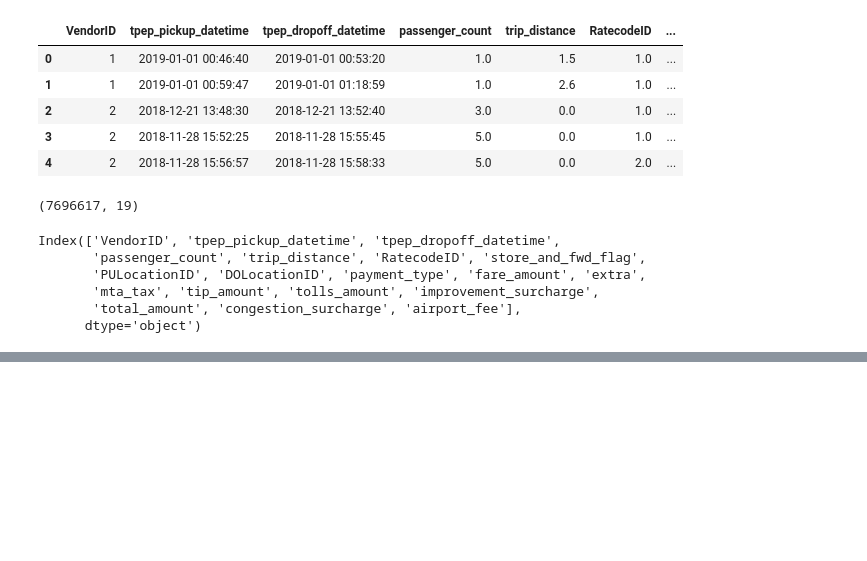
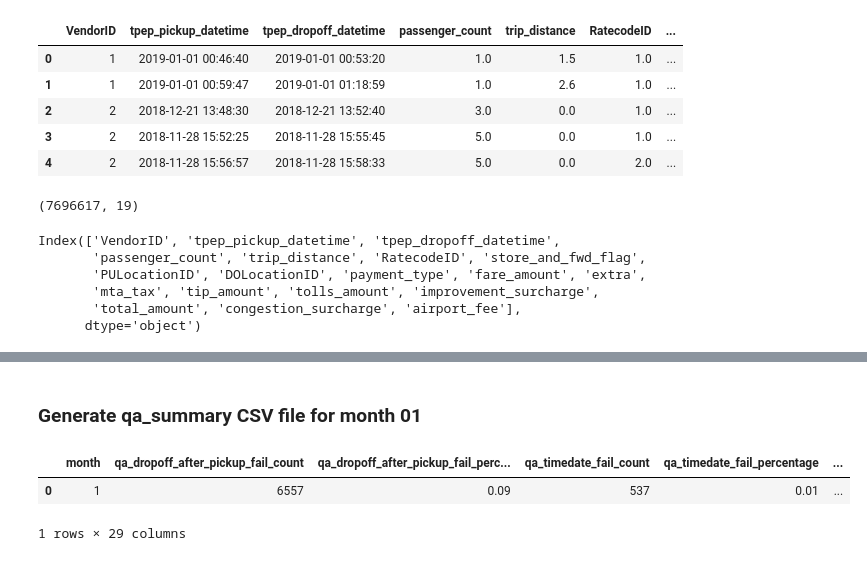
Before and after one commit to 24022356-max/2526-LTXLDL-finalsProject-AIT2006-4-1.1, a Jupyter notebook: src/yellow_2019-01.ipynb, the cells around one changed output, grey strips where cells are left out. Cells and saved outputs as stored; diff of their text form; code cells hidden in the pictures; blank space fills up the shorter version.

Commit message:
Change clean code to set flag

```diff
--- a/src/yellow_2019-01.ipynb
+++ b/src/yellow_2019-01.ipynb
@@ -13,6 +8,6 @@ Data overview (yellow_tripdata_2019-01.csv)
 # %%
-df_csv = pd.read_csv(r'../raw/yellow_tripdata_2019-01.csv')
-df_csv.head()
+df = pd.read_parquet(r'../raw/yellow_tripdata_2019-01.parquet', engine='pyarrow')
+df.head()
 # %% [output]
 |  | VendorID | tpep_pickup_datetime | tpep_dropoff_datetime | passenger_count | trip_distance | RatecodeID | ... |
 | 0 | 1 | 2019-01-01 00:46:40 | 2019-01-01 00:53:20 | 1.0 | 1.5 | 1.0 | ... |
@@ -78,13 +79,14 @@ airport_fee              7696617
 dtype: int64
 # %%
-df_csv.fillna({
-    'passenger_count': 0,
-    'RatecodeID': 99,
-    'store_and_fwd_flag': 'N',
+df.fillna({
+    'passenger_count': 1, # Assume 1 passenger
+    'RatecodeID': 1, # Standard rate
+    'store_and_fwd_flag': 'N', # Assume not stored and forwarded
     'congestion_surcharge': 0,
-    'airport_fee': 0
+    'airport_fee': 0,
+    'avg_speed': 0
 }, inplace=True)
-df_csv[df_csv.columns].isna().sum()
+df[df.columns].isna().sum()
 # %% [output]
 VendorID                 0
 tpep_pickup_datetime     0
@@ -139,3 +107,0 @@ filtered_df = df_csv[mask]
-# %%
-pd.set_option('display.max_rows', None)
-filtered_df.shape
@@ -144 +166,25 @@ filtered_df.shape
+# %% [markdown]
+### Generate qa_summary CSV file for month 01
+# %%
+n_total = len(df)
+qa_summary = {'month': 1}
+
+qa_cols = [col for col in df.columns if col.startswith('qa_')]
+
+for col in qa_cols:
+    n_fail = (df[col] == False).sum()
+    qa_summary[f'{col}_fail_count'] = n_fail
+    qa_summary[f'{col}_fail_percentage'] = round(n_fail / n_total * 100, 2)
+
+n_invalid = (df['is_valid_trip'] == False).sum()
+qa_summary['total_invalid_count'] = n_invalid
+qa_summary['total_invalid_percentage'] = round(n_invalid / n_total * 100, 2)
+
+qa_summary_df = pd.DataFrame([qa_summary])
+qa_summary_df.to_csv('../reports/qa_summary_2019-01.csv', index=False)
+qa_summary_df
+# %% [output]
+|  | month | qa_dropoff_after_pickup_fail_count | qa_dropoff_after_pickup_fail_perc... | qa_timedate_fail_count | qa_timedate_fail_percentage | ... |
+| 0 | 1 | 6557 | 0.09 | 537 | 0.01 | ... |
+1 rows × 29 columns
 # %%
```
Also changed, not shown: parts of 18 cells of this notebook, 1 other file.
